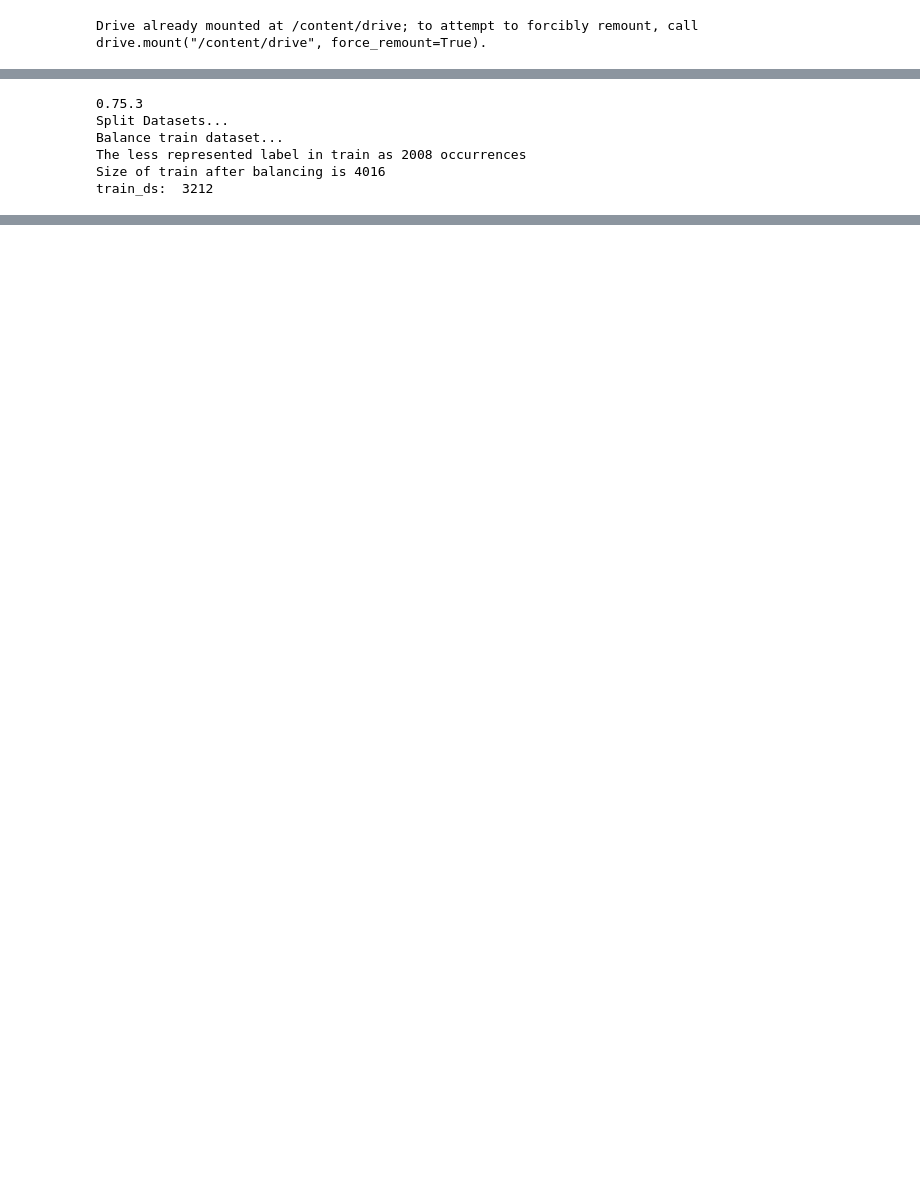
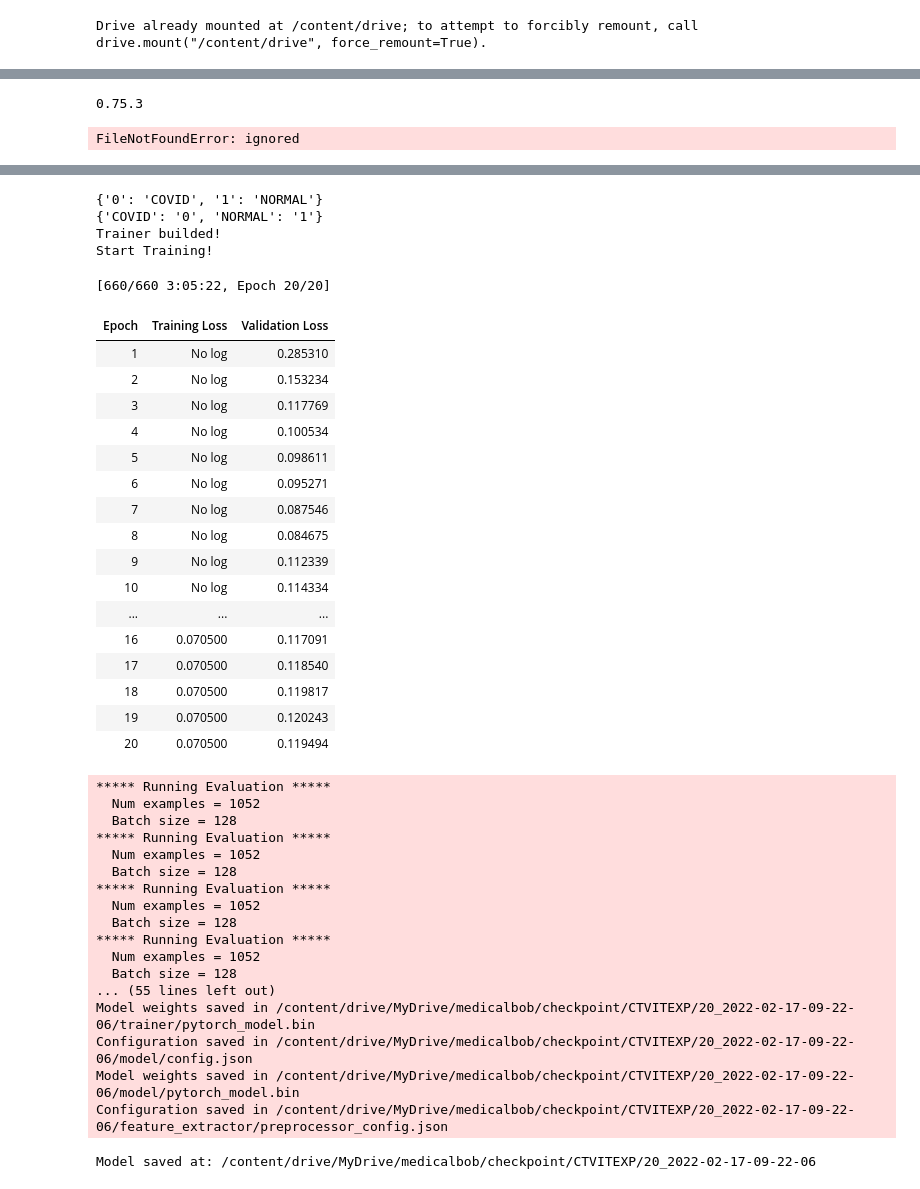
Before and after one commit to mabo1215/MedicalCT, a Jupyter notebook: CTBob/runningCT.ipynb, the cells around one changed output, grey strips where cells are left out. Cells and saved outputs as stored; diff of their text form; code cells hidden in the pictures; blank space fills up the shorter version.

```diff
--- a/CTBob/runningCT.ipynb
+++ b/CTBob/runningCT.ipynb
@@ -67,29 +71,18 @@ import pytorch_lightning as pl
 import matplotlib.pyplot as plt
 import matplotlib.image as mpimg
 import requests
-try:
-    import hugsvision
-except:
-    !pip install -q hugsvision
-    import hugsvision
-
+import hugsvision
 print(hugsvision.__version__)
-
 from hugsvision.inference.VisionClassifierInference import VisionClassifierInference
-from hugsvision.nnet.VisionClassifierTrainer import VisionClassifierTrainer
 from hugsvision.dataio.VisionDataset import VisionDataset
 from google.colab import drive
 
 from PIL import ImageFile
 ImageFile.LOAD_TRUNCATED_IMAGES = True
 
-dataset_dir = "./XRay/"
+dataset_dir = "/content/drive/MyDrive/medicalbob/COVID19Dataset/Xray/"  #"/content/drive/MyDrive/medicalbob/COVID19Dataset/Xray/"   "/content/drive/MyDrive/medicalbob/COVID19Dataset/CT/"
 ratio = 0.2
-lr, num_epochs = 2e-5, 100
-save_dir = "./checkpoint/"
 no_cuda = False
-projectname = "XRayVitExp"
-model_pretrained = "google/vit-base-patch16-224-in21k"
 # def train(num_epochs,no_cuda,save_dir, projectname, batch_size,dataset_dir,model_name, ratio = 0.2, lr = 2e-5):
     # device = torch.device('cuda' if torch.cuda.is_available() and not no_cuda else 'cpu')
 
@@ -104,14 +97,16 @@ train_ds, test_ds, id2label, label2id = VisionDataset.fromImageFolder(
 )
 # %% [output]
 0.75.3
-Split Datasets...
-Balance train dataset...
-The less represented label in train as 2008 occurrences
-Size of train after balancing is 4016
-train_ds:  3212
+FileNotFoundError: ignored
 # %%
+from hugsvision.nnet.VisionClassifierTrainer import VisionClassifierTrainer
+
+lr, num_epochs = 2e-5, 20
+save_dir = "/content/drive/MyDrive/medicalbob/checkpoint/"
+projectname = "XrayDeitExp"
+model_pretrained = "google/vit-base-patch16-224-in21k"
 model_name = "Deit"
-batch_size = 512
+batch_size = 128
 if model_name == 'Deit':
     model_pretrained = "facebook/deit-base-distilled-patch16-224"
     trainer = VisionClassifierTrainer(
@@ -120,9 +115,9 @@ if model_name == 'Deit':
         test=test_ds,
         output_dir=save_dir,
         max_epochs=num_epochs,
-        batch_size=batch_size,
+        batch_size=batch_size,  # On RTX 2080 Ti
         lr	= lr,
-        # fp16	     = False, # On TPU
+        # fp16	     = False,
         model = DeiTForImageClassification.from_pretrained(
             model_pretrained,
             num_labels = len(label2id),
@@ -140,9 +135,9 @@ else:
         test=test_ds,
         output_dir=save_dir,
         max_epochs=num_epochs,
-        batch_size=batch_size,
+        batch_size=batch_size,  # On RTX 2080 Ti
         lr	= lr,
-        # fp16	     = False,  # On TPU
+        # fp16	     = False,
         model = ViTForImageClassification.from_pretrained(
             model_pretrained,
             num_labels = len(label2id),
@@ -157,0 +164,40 @@ NameError: ignored
+{'0': 'COVID', '1': 'NORMAL'}
+{'COVID': '0', 'NORMAL': '1'}
+Trainer builded!
+Start Training!
+[660/660 3:05:22, Epoch 20/20]
+| Epoch | Training Loss | Validation Loss |
+| 1 | No log | 0.285310 |
+| 2 | No log | 0.153234 |
+| 3 | No log | 0.117769 |
+| 4 | No log | 0.100534 |
+| 5 | No log | 0.098611 |
+| 6 | No log | 0.095271 |
+| 7 | No log | 0.087546 |
+| 8 | No log | 0.084675 |
+| 9 | No log | 0.112339 |
+| 10 | No log | 0.114334 |
+| ... | ... | ... |
+| 16 | 0.070500 | 0.117091 |
+| 17 | 0.070500 | 0.118540 |
+| 18 | 0.070500 | 0.119817 |
+| 19 | 0.070500 | 0.120243 |
+| 20 | 0.070500 | 0.119494 |
+***** Running Evaluation *****
+  Num examples = 1052
+  Batch size = 128
+***** Running Evaluation *****
+  Num examples = 1052
+  Batch size = 128
+***** Running Evaluation *****
+  Num examples = 1052
+  Batch size = 128
+***** Running Evaluation *****
+  Num examples = 1052
+  Batch size = 128
+... (55 lines left out)
+Model weights saved in /content/drive/MyDrive/medicalbob/checkpoint/CTVITEXP/20_2022-02-17-09-22-06/trainer/pytorch_model.bin
+Configuration saved in /content/drive/MyDrive/medicalbob/checkpoint/CTVITEXP/20_2022-02-17-09-22-06/model/config.json
+Model weights saved in /content/drive/MyDrive/medicalbob/checkpoint/CTVITEXP/20_2022-02-17-09-22-06/model/pytorch_model.bin
+Configuration saved in /content/drive/MyDrive/medicalbob/checkpoint/CTVITEXP/20_2022-02-17-09-22-06/feature_extractor/preprocessor_config.json
+Model saved at: /content/drive/MyDrive/medicalbob/checkpoint/CTVITEXP/20_2022-02-17-09-22-06
```
Also changed, not shown: parts of 4 cells of this notebook, 5 other files.
